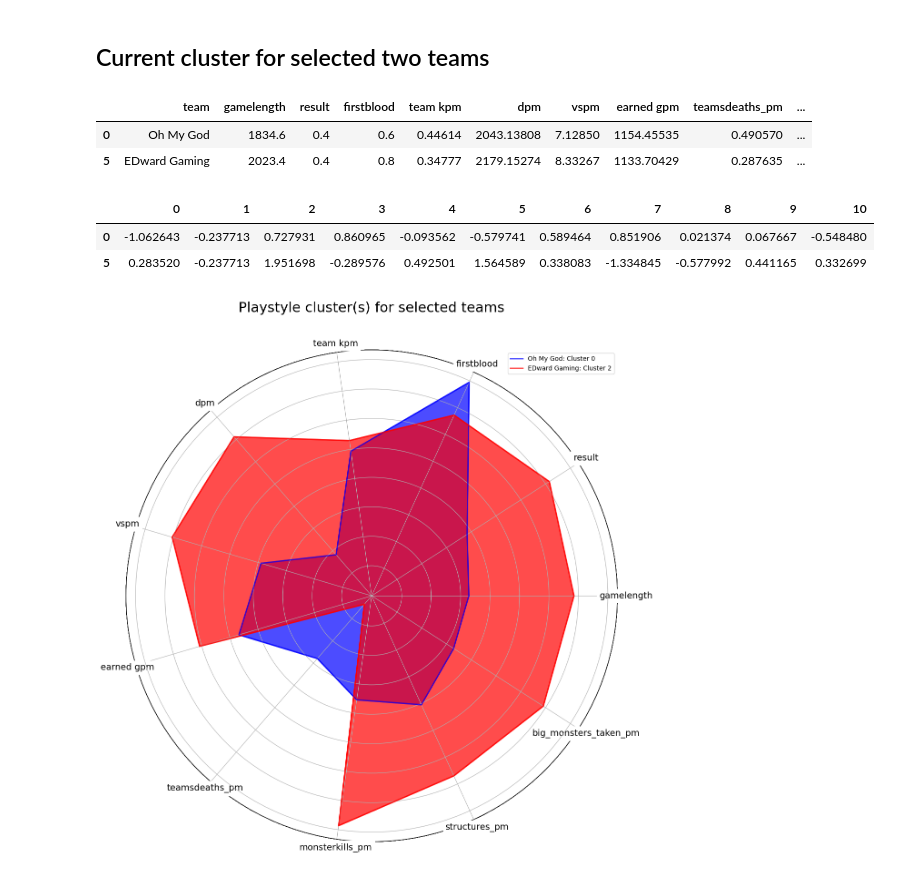
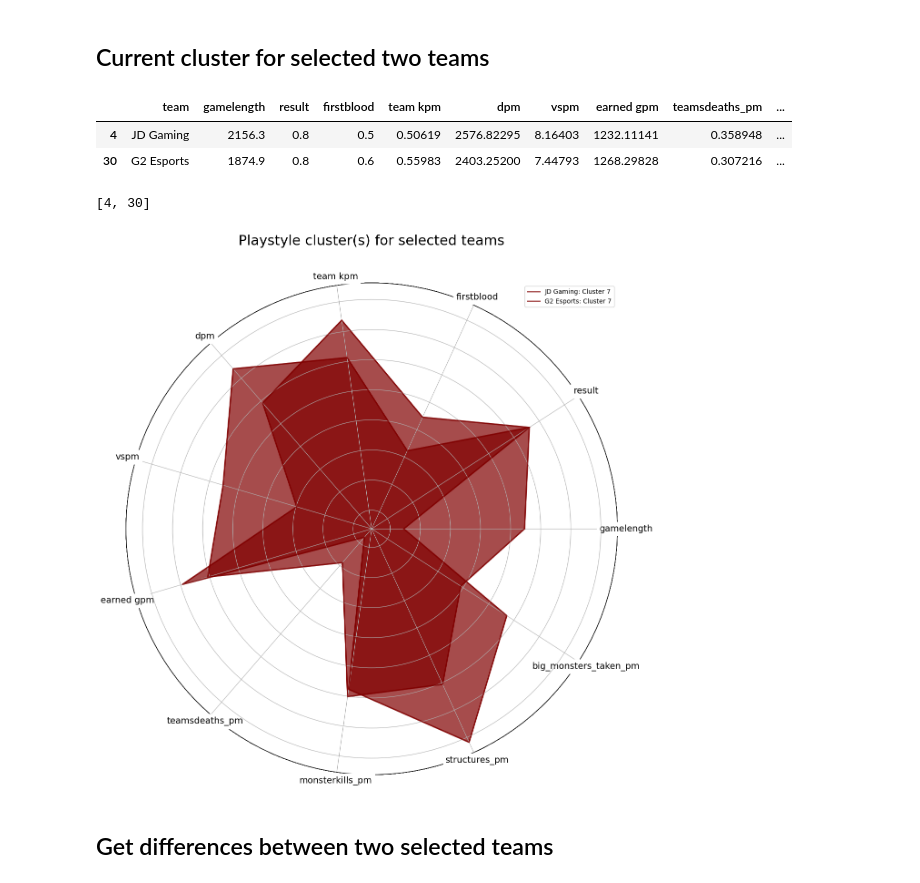
Before and after one commit to akahrs/LoL_Final_Project, a Jupyter notebook: notebooks/Clustering exercise/Preprocessing and Clustering Model.ipynb, the cells around one changed output. Cells and saved outputs as stored; diff of their text form; code cells hidden in the pictures.

Commit message:
Added table

```diff
--- a/notebooks/Clustering exercise/Preprocessing and Clustering Model.ipynb
+++ b/notebooks/Clustering exercise/Preprocessing and Clustering Model.ipynb
@@ -592,44 +577,47 @@ df_new_class
 # %% [markdown]
 ## Current cluster for selected two teams
 # %%
-sel_teams = df_new_class[df_new_class["team"].isin(["Oh My God", "EDward Gaming"])]
+sel_teams = df_new_class[df_new_class["team"].isin(["JD Gaming", "G2 Esports"])]
 # %%
 sel_teams
 # %% [output]
 |  | team | gamelength | result | firstblood | team kpm | dpm | vspm | earned gpm | teamsdeaths_pm | ... |
-| 0 | Oh My God | 1834.6 | 0.4 | 0.6 | 0.44614 | 2043.13808 | 7.12850 | 1154.45535 | 0.490570 | ... |
-| 5 | EDward Gaming | 2023.4 | 0.4 | 0.8 | 0.34777 | 2179.15274 | 8.33267 | 1133.70429 | 0.287635 | ... |
+| 4 | JD Gaming | 2156.3 | 0.8 | 0.5 | 0.50619 | 2576.82295 | 8.16403 | 1232.11141 | 0.358948 | ... |
+| 30 | G2 Esports | 1874.9 | 0.8 | 0.6 | 0.55983 | 2403.25200 | 7.44793 | 1268.29828 | 0.307216 | ... |
 # %%
 teams = [row["team"] for index, row in sel_teams.iterrows()]
 # %%
 index_pos = sel_teams.index.tolist()
+index_pos
+# %% [output]
+[4, 30]
 # %%
 X_new_sel = pd.DataFrame(X_new).loc[[index_pos[0], index_pos[1]],:]
-# %%
-X_new_sel
-# %% [output]
-|  | 0 | 1 | 2 | 3 | 4 | 5 | 6 | 7 | 8 | 9 | 10 |
-| 0 | -1.062643 | -0.237713 | 0.727931 | 0.860965 | -0.093562 | -0.579741 | 0.589464 | 0.851906 | 0.021374 | 0.067667 | -0.548480 |
-| 5 | 0.283520 | -0.237713 | 1.951698 | -0.289576 | 0.492501 | 1.564589 | 0.338083 | -1.334845 | -0.577992 | 0.441165 | 0.332699 |
 # %%
 X_new_t = pd.DataFrame(X_new, columns=df_new.columns)
 X_new_t["clusters"] = af2.labels_
 
 X_mean_new = pd.concat([pd.DataFrame(X_new_t.mean().drop('clusters'), columns=['mean']),
                    X_new_t.groupby('clusters').mean().T], axis=1)
 
+X_to_show = X_new_t.drop(columns=("clusters"))
+X_to_show = X_to_show.T
+
 fig = plt.figure(figsize=(12, 12))
 no_features = af2.n_features_in_
 radar = Radar(fig, list(df_new.columns), np.unique(af2.labels_))
 location = 0
 
 for k in af2.predict(X_new_sel):
-    cluster_data = X_mean_new[k].values.tolist()
+    #cluster_data = X_mean_new[k].values.tolist()
+    cluster_data = X_to_show[index_pos[location]].values.tolist()
     radar.plot(cluster_data,  '-', lw=2, color=cluster_colors[k], alpha=0.7, label=f"{teams[location]}: Cluster {k}")
     location += 1
 
 radar.ax.legend(loc="upper right")
 radar.ax.set_title("Playstyle cluster(s) for selected teams", size=22, pad=60)
 plt.show()
 # %% [output]
-[figure, old version]
+[figure, new version]
+# %% [markdown]
+## Get differences between two selected teams
```
Also changed, not shown: parts of 9 cells of this notebook, 3 other files.
